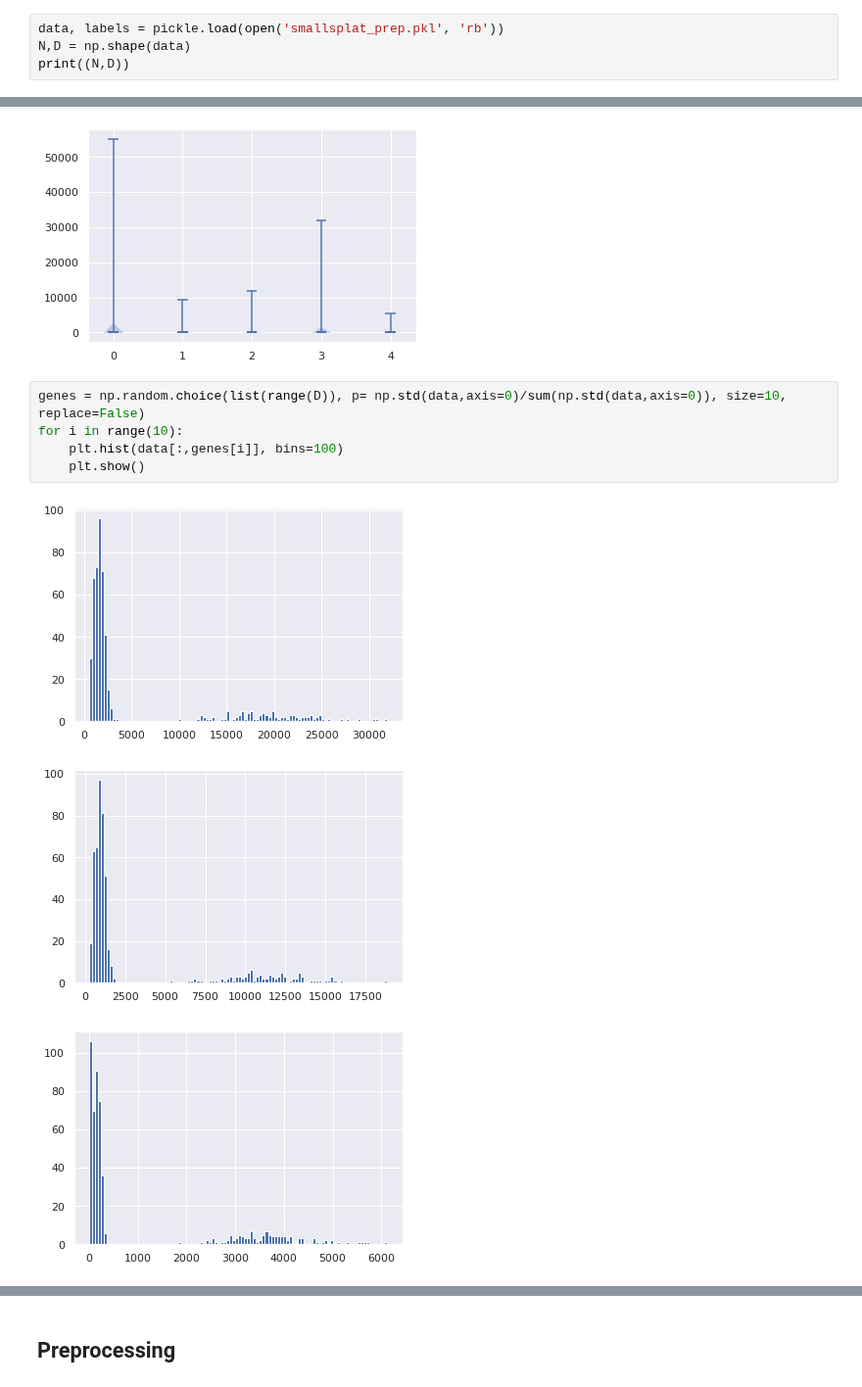
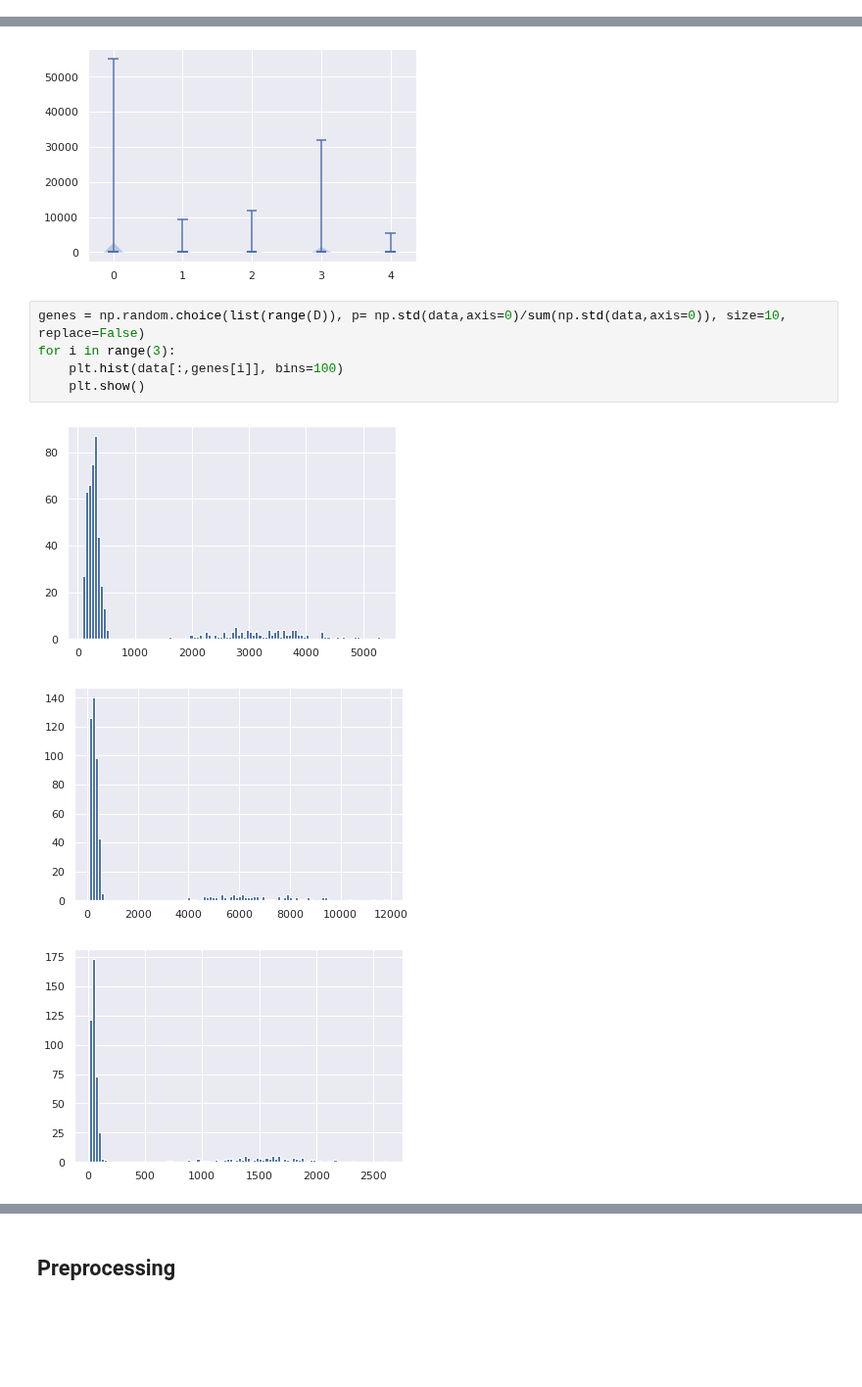
Before and after one commit to tobias-beers/RNA_visualization, a Jupyter notebook: Code/PyStan/Hierarchical_model_Splatter.ipynb, the cells around one changed output, grey strips where cells are left out. Shown at 98% size. Cells and saved outputs as stored; diff of their text form; blank space fills up the shorter version.

```diff
--- a/Code/PyStan/Hierarchical_model_Splatter.ipynb
+++ b/Code/PyStan/Hierarchical_model_Splatter.ipynb
@@ -37,7 +39,3 @@ Loading model  ppca_weighted
 Model loaded succesfully from cache.
 Loading model  gmm_weighted
 Model loaded succesfully from cache.
-# %%
-data, labels = pickle.load(open('smallsplat_prep.pkl', 'rb'))
-N,D = np.shape(data)
-print((N,D))
@@ -172,10 +97,10 @@ plt.show()
 [figure]
 # %%
 genes = np.random.choice(list(range(D)), p= np.std(data,axis=0)/sum(np.std(data,axis=0)), size=10, replace=False)
-for i in range(10):
+for i in range(3):
     plt.hist(data[:,genes[i]], bins=100)
     plt.show()
 # %% [output]
-[figure, old version]
+[figure, new version]
-[figure, old version]
+[figure, new version]
-[figure, old version]
+[figure, new version]
```
Also changed, not shown: parts of 99 cells of this notebook, 12 other files.
